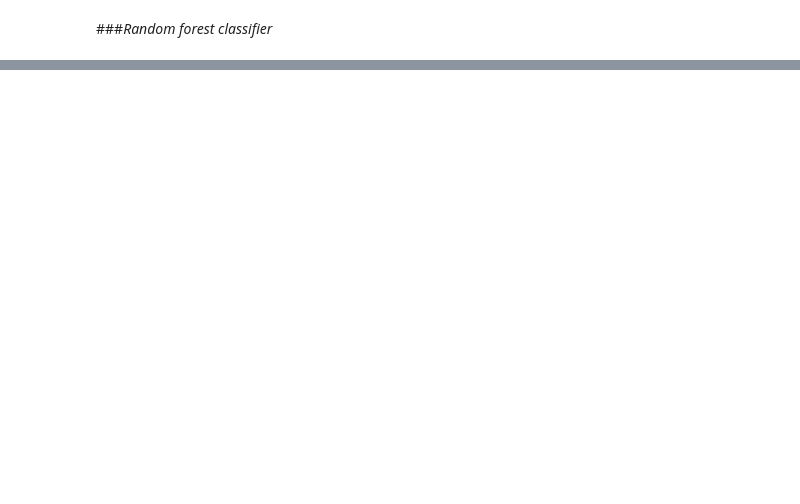
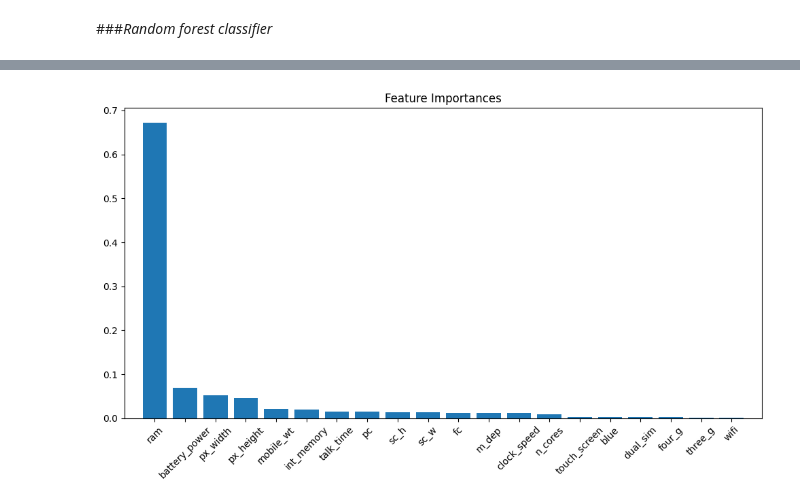
Before and after one commit to juel-123/Mobile_price_prediction.ipynb, a Jupyter notebook: Mobile_price_prediction.ipynb, the cells around one changed output, grey strips where cells are left out. Saved outputs shown, nothing was run; the diff lists cells and outputs as text; code cells hidden in the pictures; blank space fills up the shorter version.

```diff
--- a/Mobile_price_prediction.ipynb
+++ b/Mobile_price_prediction.ipynb
@@ -826,0 +965,4 @@ weighted avg       0.95      0.95      0.95      1571
+# %%
+# fitting the model with best parameters
+rfc_best_p = RandomForestClassifier(criterion= 'entropy', max_depth= 20, max_features= 'log2', max_leaf_nodes= 50, min_samples_split= 6, n_estimators= 300)
+rfc_best_p .fit(x_train,y_train)
@@ -826,0 +1010,18 @@ weighted avg       0.95      0.95      0.95      1571
+# %%
+#feature importance
+def plot_feature_importance(algo, feature_names):
+    importances = algo.feature_importances_
+    indices = np.argsort(importances)[::-1]
+
+    plt.figure(figsize=(10, 6))
+    plt.title("Feature Importances")
+    plt.bar(range(x.shape[1]), importances[indices], align="center")
+    plt.xticks(range(x.shape[1]), [feature_names[i] for i in indices], rotation=45)
+    plt.xlim([-1, x.shape[1]])
+    plt.tight_layout()
+    plt.show()
+# %%
+# Call the function to plot feature importance
+plot_feature_importance(rfc_best_p, x.columns)
+# %% [output]
+[figure, added]
```
Also changed, not shown: parts of 110 cells of this notebook.
